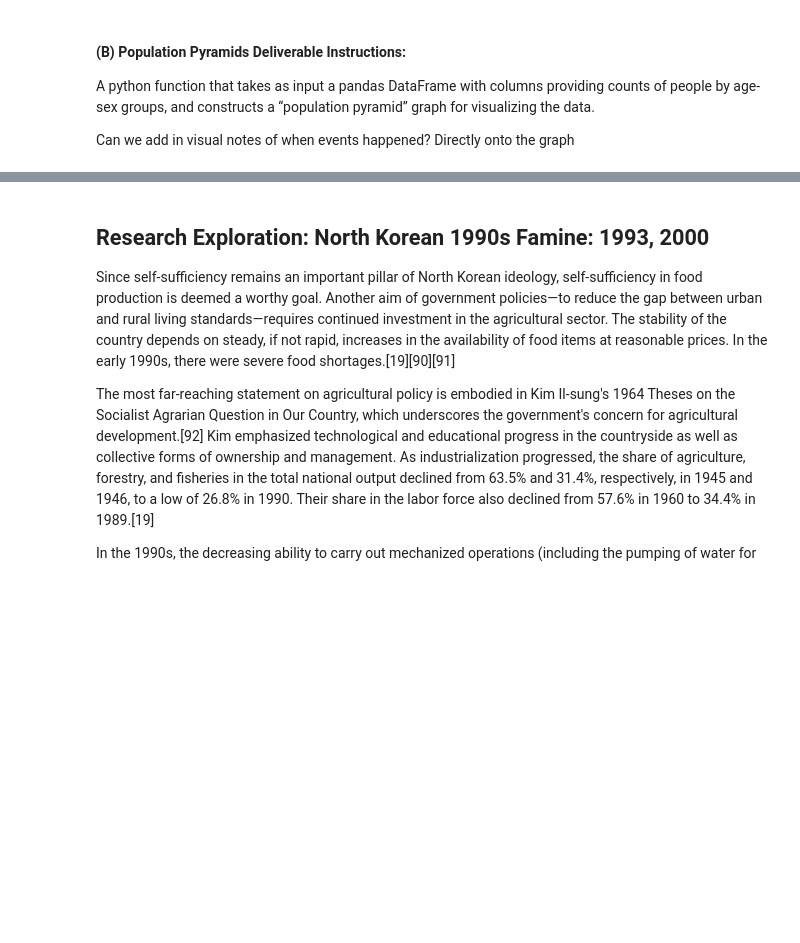
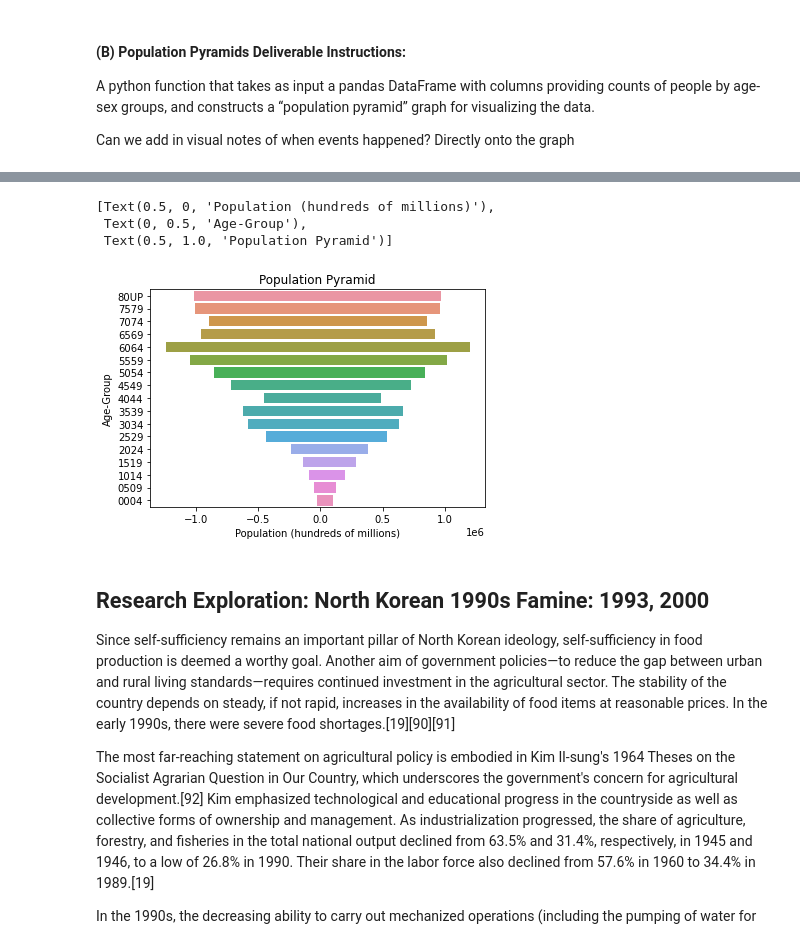
Before and after one commit to maxwell-sapp/EEP153-Project-1, a Jupyter notebook: North_Korea_Economics.ipynb, the cells around one changed output, grey strips where cells are left out. Cells and saved outputs as stored; diff of their text form; code cells hidden in the pictures; blank space fills up the shorter version.

Commit message:
Population Pyramid

```diff
--- a/North_Korea_Economics.ipynb
+++ b/North_Korea_Economics.ipynb
@@ -410,0 +371,3 @@ NameError: name 'py' is not defined
+# %%
+nk = age_sex_df("Korea, Dem. People's Rep.", '1993')
+nk
@@ -411,3 +381,18 @@ NameError: name 'py' is not defined
+# %%
+male = nk.iloc[:, :17].values[0]*-1
+female = nk.iloc[:, 17:].values[0]
+
+
+bar_plot = sns.barplot(x=male, y=age_ranges, data=nk, order=age_ranges)
+
+bar_plot = sns.barplot(x=female, y=age_ranges, data=nk, order=age_ranges)
+
+bar_plot.set(xlabel="Population (hundreds of millions)", ylabel="Age-Group", title = "Population Pyramid")
+# %% [output]
+[Text(0.5, 0, 'Population (hundreds of millions)'),
+ Text(0, 0.5, 'Age-Group'),
+ Text(0.5, 1.0, 'Population Pyramid')]
+[figure, added]
 # %% [markdown]
 ## Research Exploration: North Korean 1990s Famine: 1993, 2000
 
```
Also changed, not shown: parts of 20 cells of this notebook.
